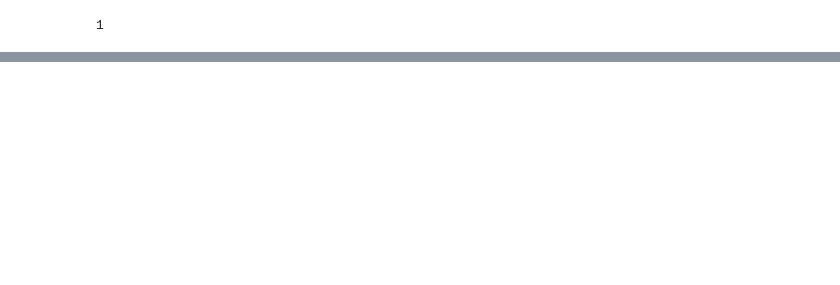
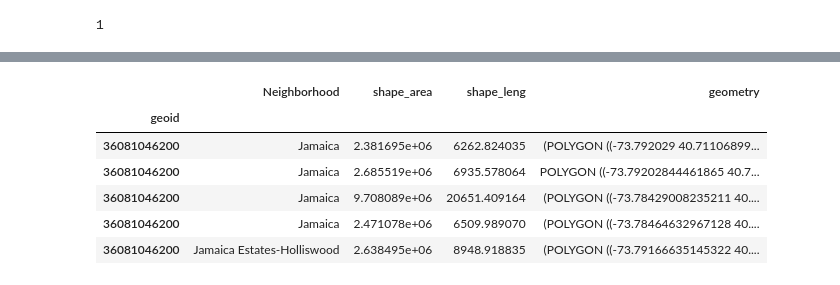
Before and after one commit to aberke/income-race-bikes, a Jupyter notebook: scripts/csv_processing.ipynb, the cells around one changed output, grey strips where cells are left out. Cells and saved outputs as stored; diff of their text form; code cells hidden in the pictures; blank space fills up the shorter version.

```diff
--- a/scripts/csv_processing.ipynb
+++ b/scripts/csv_processing.ipynb
@@ -130,0 +143,15 @@ DriverError: Unable to open ../data/ny/nyc_census_tracts.shx or ../data/ny/nyc_c
+# %%
+
+shapefile_cols_to_drop = [col for col in shapefile_df.columns if not col in shapefile_attributes.keys()]
+shapefile_df.drop(shapefile_cols_to_drop,  axis=1,  inplace=True)
+shapefile_df.rename(columns=shapefile_attributes, inplace=True)
+shapefile_df.set_index(geoid_column_name, inplace=True)
+shapefile_df.head()
+# %% [output]
+|  | Neighborhood | shape_area | shape_leng | geometry |
+| geoid |  |  |  |  |
+| 36081046200 | Jamaica | 2.381695e+06 | 6262.824035 | (POLYGON ((-73.792029 40.71106899... |
+| 36081046200 | Jamaica | 2.685519e+06 | 6935.578064 | POLYGON ((-73.79202844461865 40.7... |
+| 36081046200 | Jamaica | 9.708089e+06 | 20651.409164 | (POLYGON ((-73.78429008235211 40.... |
+| 36081046200 | Jamaica | 2.471078e+06 | 6509.989070 | (POLYGON ((-73.78464632967128 40.... |
+| 36081046200 | Jamaica Estates-Holliswood | 2.638495e+06 | 8948.918835 | (POLYGON ((-73.79166635145322 40.... |
```
Also changed, not shown: parts of 8 cells of this notebook, 2 other files.
